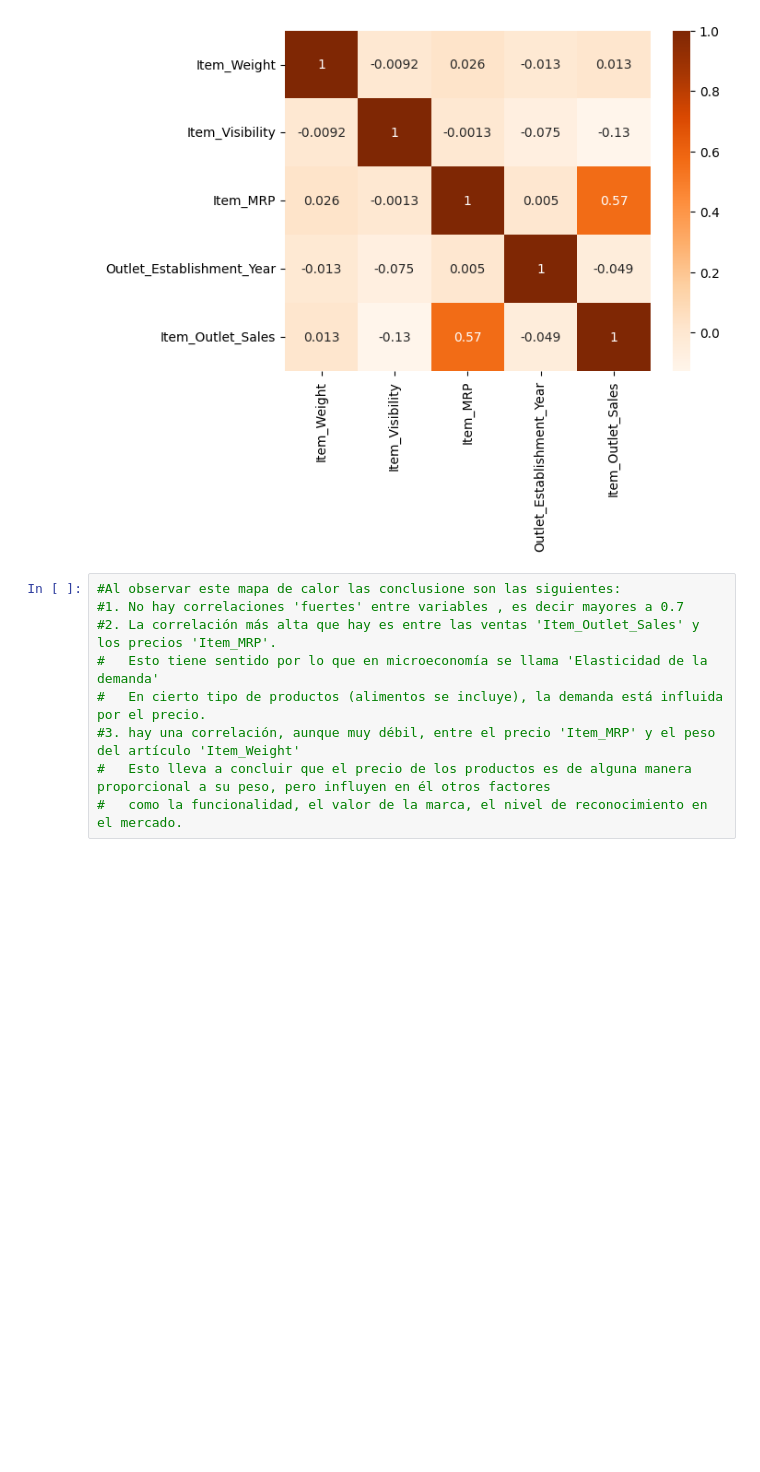
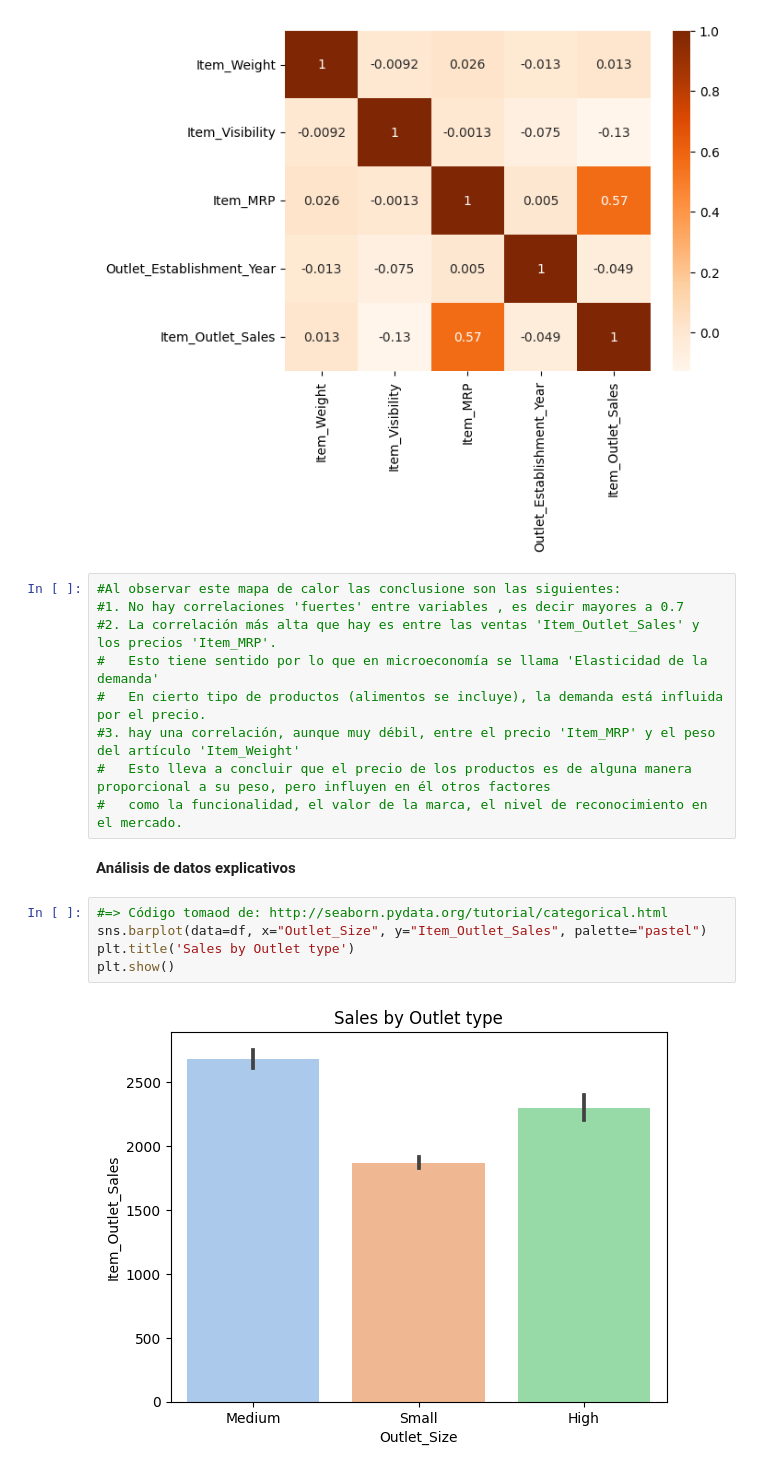
Before and after one commit to olmagra/Proyecto_Predicciones-de-ventas, a Jupyter notebook: Prediccion_Ventas_Alimentos.ipynb, the cells around one changed output. Cells and saved outputs as stored; diff of their text form; blank space fills up the shorter version.

```diff
--- a/Prediccion_Ventas_Alimentos.ipynb
+++ b/Prediccion_Ventas_Alimentos.ipynb
@@ -529,3 +539,12 @@ sns.heatmap(corr, cmap = 'Oranges', annot = True) #Visualizar los coeficientes d
 #3. hay una correlación, aunque muy débil, entre el precio 'Item_MRP' y el peso del artículo 'Item_Weight'
 #   Esto lleva a concluir que el precio de los productos es de alguna manera proporcional a su peso, pero influyen en él otros factores
 #   como la funcionalidad, el valor de la marca, el nivel de reconocimiento en el mercado.
+# %% [markdown]
+**Análisis de datos explicativos**
+# %%
+#=> Código tomaod de: http://seaborn.pydata.org/tutorial/categorical.html
+sns.barplot(data=df, x="Outlet_Size", y="Item_Outlet_Sales", palette="pastel")
+plt.title('Sales by Outlet type')
+plt.show()
+# %% [output]
+[figure, added]
```
Also changed, not shown: parts of 12 cells of this notebook.
